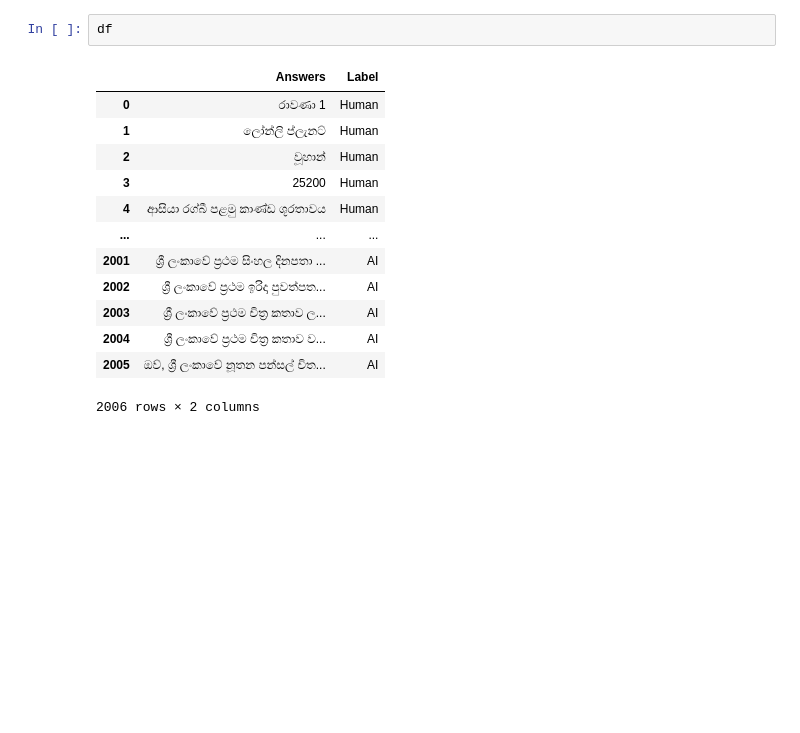
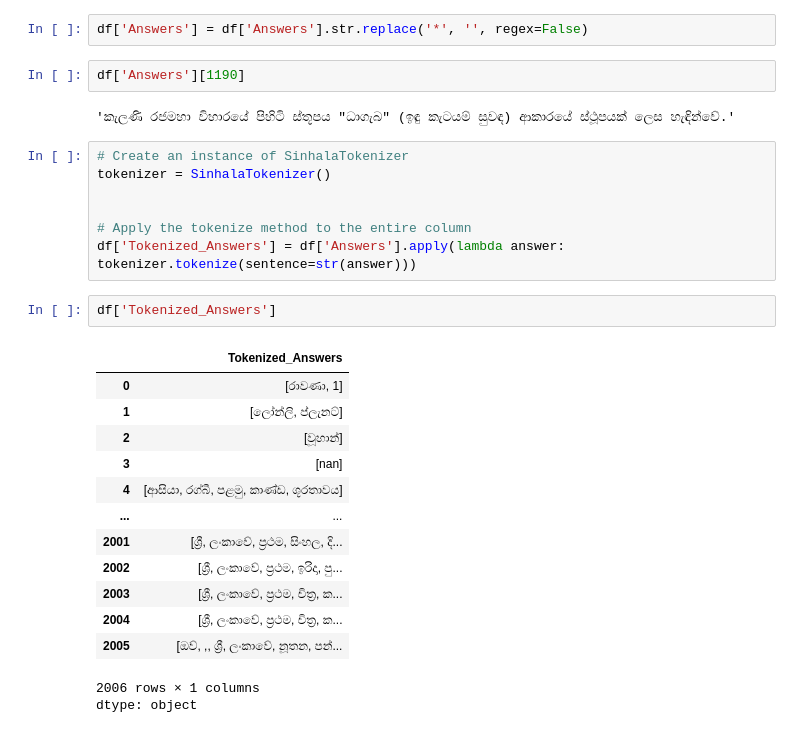
Before and after one commit to Dushmanthr/Sinhala_AI_Generated_Answer_Detection, a Jupyter notebook: My_research.ipynb, the cells around one changed output. Cells and saved outputs as stored; diff of their text form; blank space fills up the shorter version.

```diff
--- a/My_research.ipynb
+++ b/My_research.ipynb
@@ -18,16 +41,30 @@ df = pd.read_excel('Processed.xlsx')
+# %%
+df['Answers'] = df['Answers'].str.replace('*', '', regex=False)
+# %%
+df['Answers'][1190]
+# %% [output]
+'කැලණි රජමහා විහාරයේ පිහිටි ස්තූපය "ධාගැබ" (ඉඳු කැටයම් සුවඳ) ආකාරයේ ස්ථූපයක් ලෙස හැඳින්වේ.'
+# %%
+# Create an instance of SinhalaTokenizer
+tokenizer = SinhalaTokenizer()
+
+
+# Apply the tokenize method to the entire column
+df['Tokenized_Answers'] = df['Answers'].apply(lambda answer: tokenizer.tokenize(sentence=str(answer)))
 # %%
-df
+df['Tokenized_Answers']
 # %% [output]
-|  | Answers | Label |
-| 0 | රාවණා 1 | Human |
-| 1 | ලෝන්ලි ප්ලැනට් | Human |
-| 2 | වූහාන් | Human |
-| 3 | 25200 | Human |
-| 4 | ආසියා රග්බී පළමු කාණ්ඩ ශූරතාවය | Human |
-| ... | ... | ... |
-| 2001 | ශ්‍රී ලංකාවේ ප්‍රථම සිංහල දිනපතා ... | AI |
-| 2002 | ශ්‍රී ලංකාවේ ප්‍රථම ඉරිදා පුවත්පත... | AI |
-| 2003 | ශ්‍රී ලංකාවේ ප්‍රථම චිත්‍ර කතාව ල... | AI |
-| 2004 | ශ්‍රී ලංකාවේ ප්‍රථම චිත්‍ර කතාව ව... | AI |
-| 2005 | ඔව්, ශ්‍රී ලංකාවේ නූතන පන්සල් චිත... | AI |
+|  | Tokenized_Answers |
+| 0 | [රාවණා, 1] |
+| 1 | [ලෝන්ලි, ප්ලැනට්] |
+| 2 | [වූහාන්] |
+| 3 | [nan] |
+| 4 | [ආසියා, රග්බී, පළමු, කාණ්ඩ, ශූරතාවය] |
+| ... | ... |
+| 2001 | [ශ්‍රී, ලංකාවේ, ප්‍රථම, සිංහල, දි... |
+| 2002 | [ශ්‍රී, ලංකාවේ, ප්‍රථම, ඉරිදා, පු... |
+| 2003 | [ශ්‍රී, ලංකාවේ, ප්‍රථම, චිත්‍ර, ක... |
+| 2004 | [ශ්‍රී, ලංකාවේ, ප්‍රථම, චිත්‍ර, ක... |
+| 2005 | [ඔව්, ,, ශ්‍රී, ලංකාවේ, නූතන, පන්... |
-2006 rows × 2 columns
+2006 rows × 1 columns
+dtype: object
```
Also changed, not shown: parts of 16 cells of this notebook.
